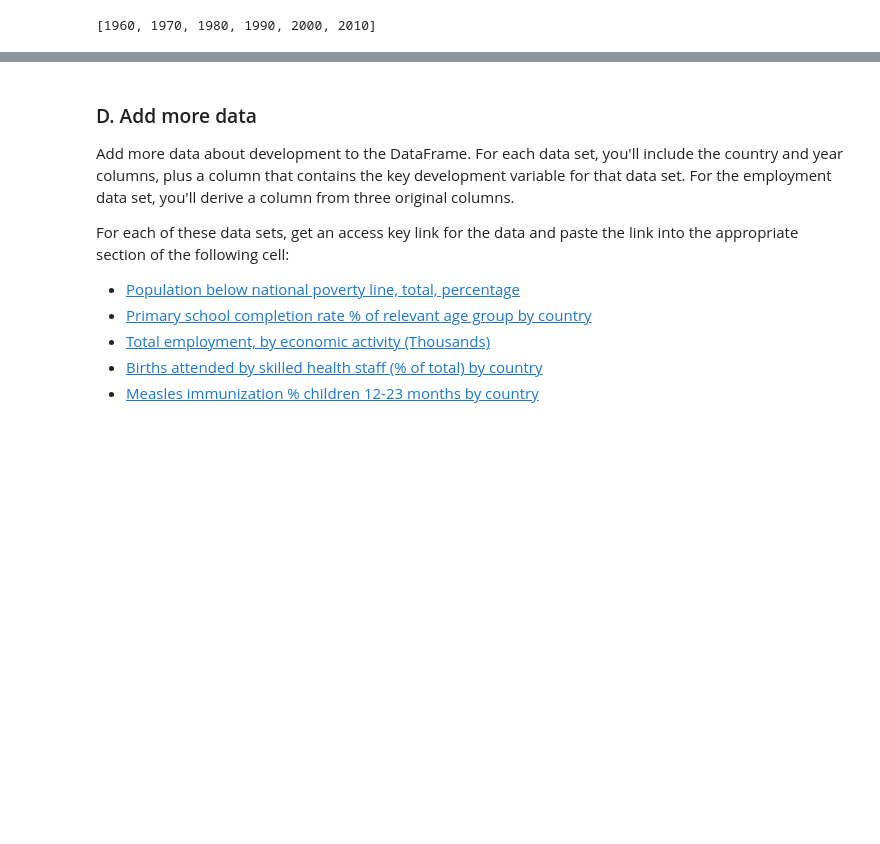
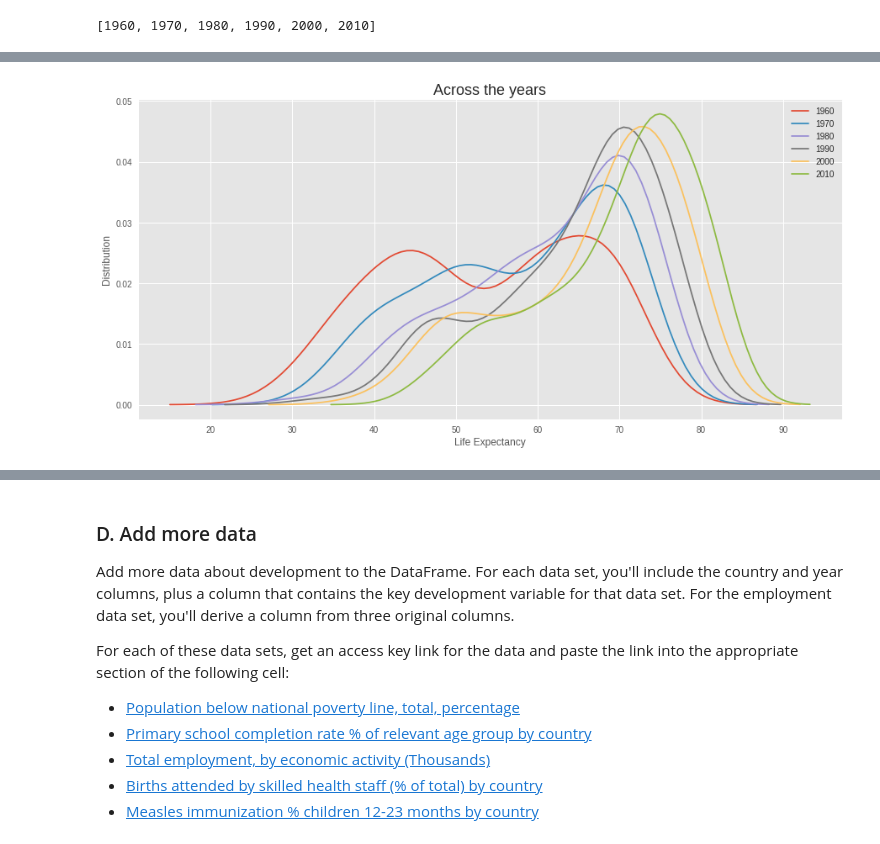
Before and after one commit to JustinTTL/Playing-with-Pandas, a Jupyter notebook: Analyze open data sets with pandas DataFrames.ipynb, the cells around one changed output, grey strips where cells are left out. Saved outputs shown, nothing was run; the diff lists cells and outputs as text; code cells hidden in the pictures; blank space fills up the shorter version.

```diff
--- a/Analyze open data sets with pandas DataFrames.ipynb
+++ b/Analyze open data sets with pandas DataFrames.ipynb
@@ -359,0 +357,13 @@ interact(hist_plot, year1 =years, year2 =years)
+# %%
+f, ax = plt.subplots(figsize = (15,7))
+
+for year in years:
+    data = df[df.year == year]["life"].dropna()
+    sns.distplot(data,hist=False, kde=True, rug=False, bins=40, label = str(year));
+
+plt.xlabel('Life Expectancy')
+plt.ylabel('Distribution')
+plt.title("Across the years", fontsize = 18)
+plt.show()
+# %% [output]
+[figure, added]
```
Also changed, not shown: parts of 14 cells of this notebook, 1 other file.
